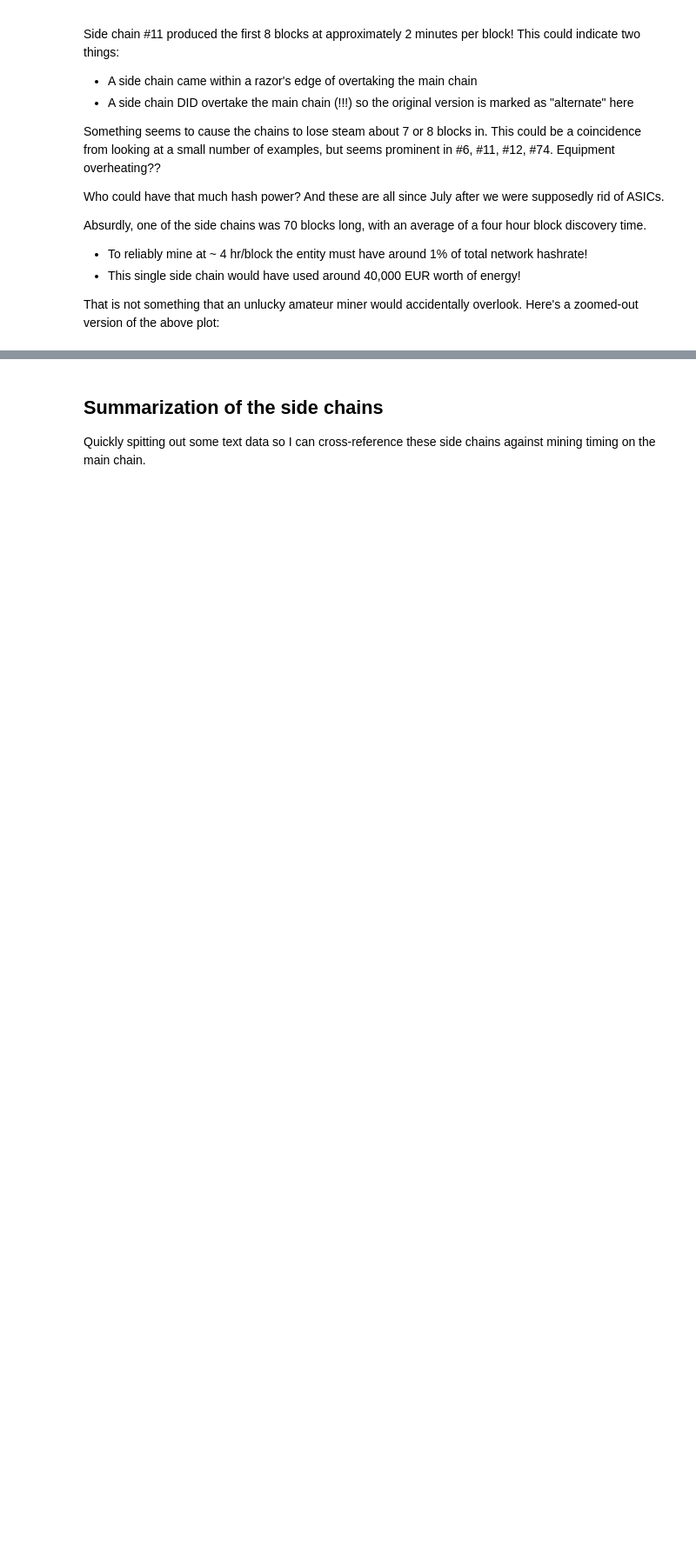
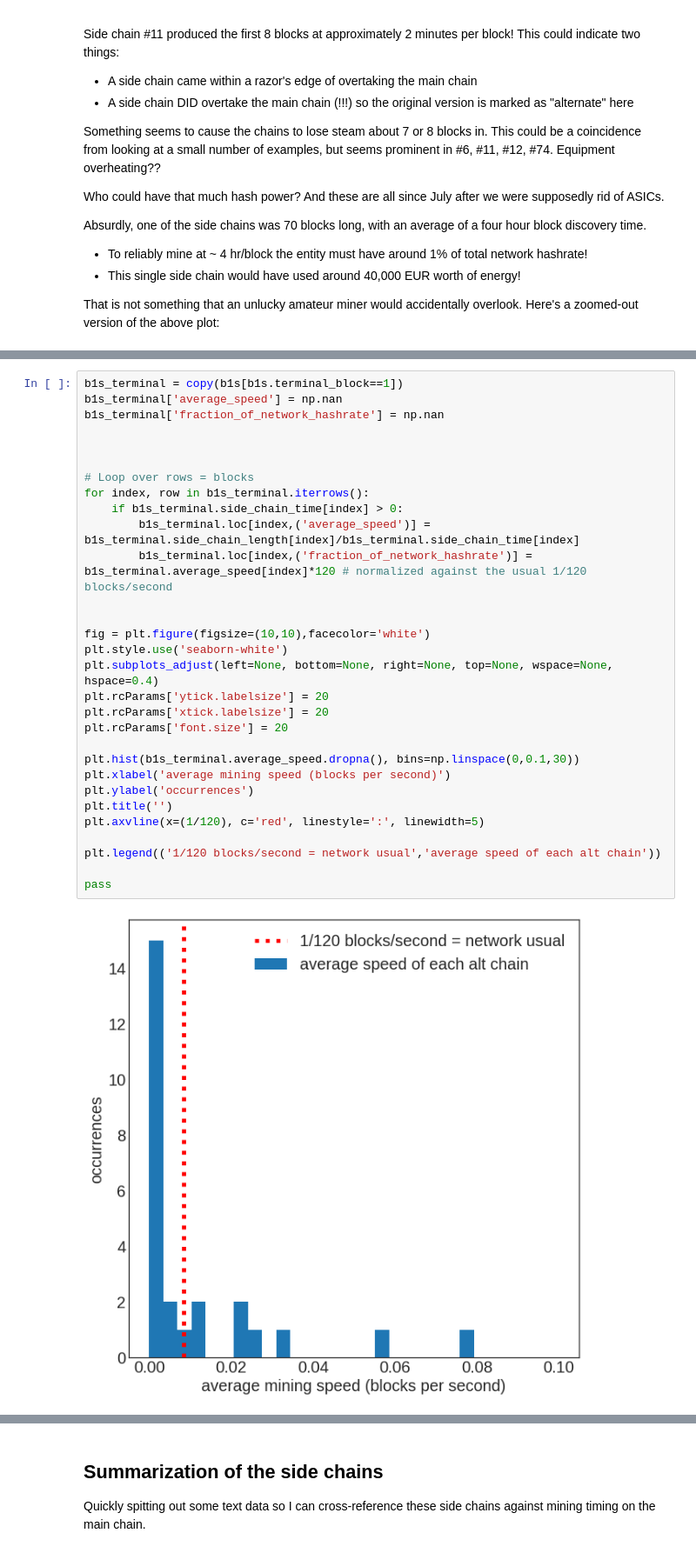
Before and after one commit to noncesense-research-lab/archival_network, a Jupyter notebook: analyses/altchain_temporal_study.ipynb, the cells around one changed output, grey strips where cells are left out. Shown: that part at 87% size. Drawn from its saved outputs; the diff is of its cells as text; blank space fills up the shorter version.

```diff
--- a/analyses/altchain_temporal_study.ipynb
+++ b/analyses/altchain_temporal_study.ipynb
@@ -437,0 +454,32 @@ pass
+# %%
+b1s_terminal = copy(b1s[b1s.terminal_block==1])
+b1s_terminal['average_speed'] = np.nan
+b1s_terminal['fraction_of_network_hashrate'] = np.nan
+
+
+
+# Loop over rows = blocks
+for index, row in b1s_terminal.iterrows():
+    if b1s_terminal.side_chain_time[index] > 0:
+        b1s_terminal.loc[index,('average_speed')] = b1s_terminal.side_chain_length[index]/b1s_terminal.side_chain_time[index]
+        b1s_terminal.loc[index,('fraction_of_network_hashrate')] = b1s_terminal.average_speed[index]*120 # normalized against the usual 1/120 blocks/second
+
+
+fig = plt.figure(figsize=(10,10),facecolor='white')
+plt.style.use('seaborn-white')
+plt.subplots_adjust(left=None, bottom=None, right=None, top=None, wspace=None, hspace=0.4)
+plt.rcParams['ytick.labelsize'] = 20
+plt.rcParams['xtick.labelsize'] = 20
+plt.rcParams['font.size'] = 20
+
+plt.hist(b1s_terminal.average_speed.dropna(), bins=np.linspace(0,0.1,30))
+plt.xlabel('average mining speed (blocks per second)')
+plt.ylabel('occurrences')
+plt.title('')
+plt.axvline(x=(1/120), c='red', linestyle=':', linewidth=5)
+
+plt.legend(('1/120 blocks/second = network usual','average speed of each alt chain'))
+
+pass
+# %% [output]
+[figure, added]
```
Also changed, not shown: parts of 11 cells of this notebook.
